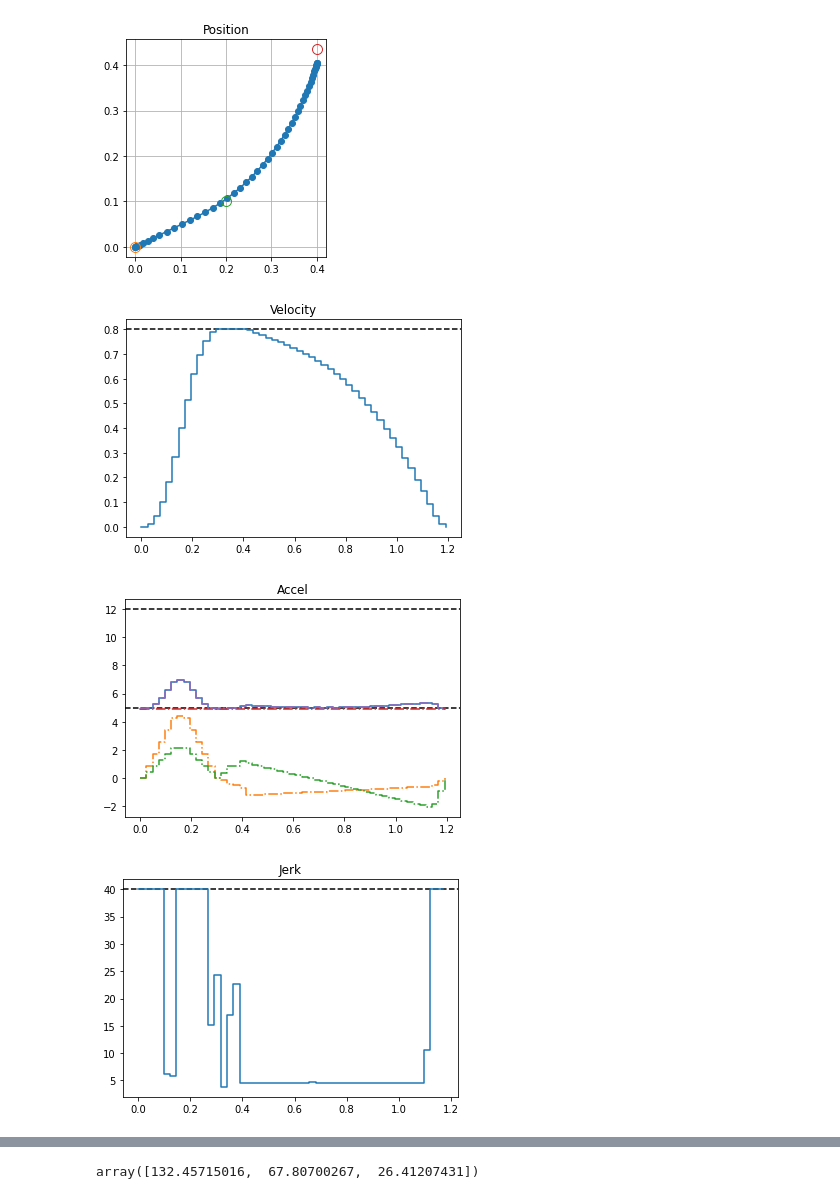
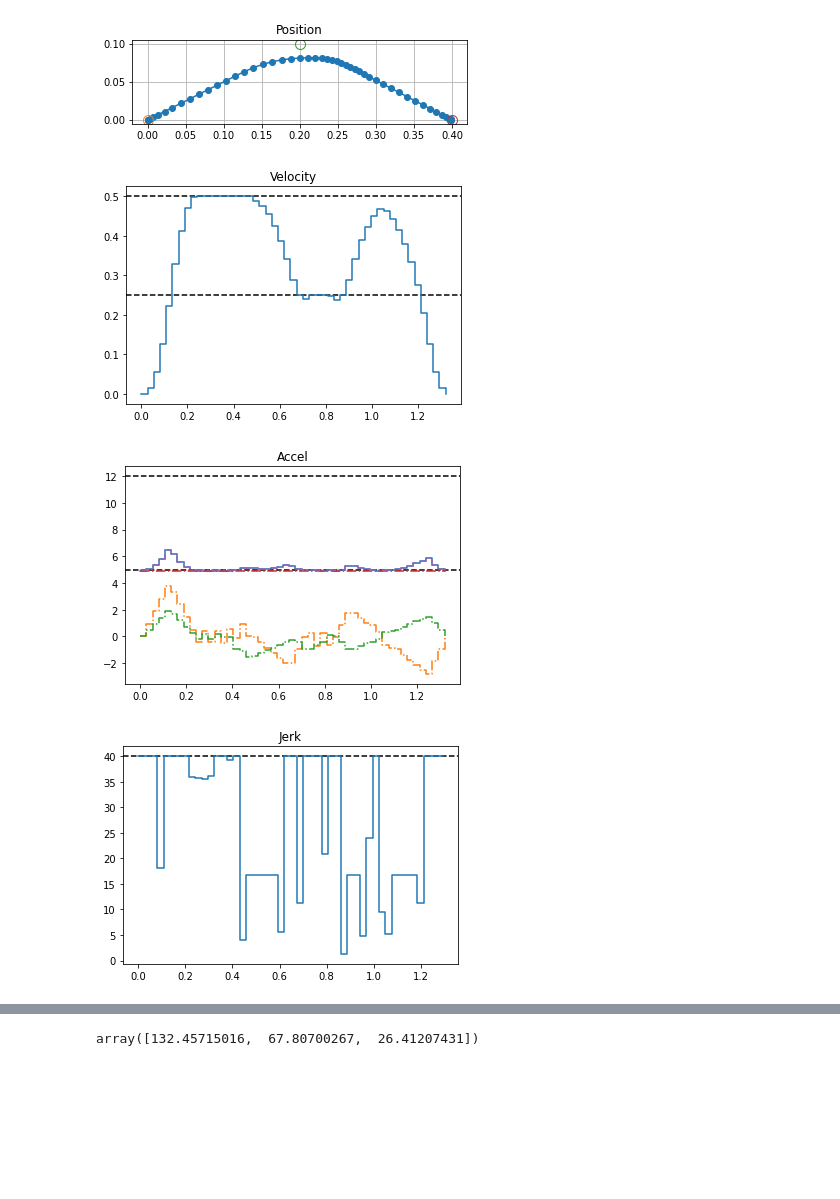
Before and after one commit to bchasnov/optcontrol, a Jupyter notebook: demos/drone-min-time.ipynb, the cells around one changed output, grey strips where cells are left out. Saved outputs shown, nothing was run; the diff lists cells and outputs as text; code cells hidden in the pictures; blank space fills up the shorter version.

Commit message:
Added state triggered constraint for 'slow' region

```diff
--- a/demos/drone-min-time.ipynb
+++ b/demos/drone-min-time.ipynb
@@ -14,7 +14,7 @@ parameters = dict(K=K, ri=np.zeros(3), vi=np.zeros(3), ai=np.zeros(3),
                   rf=np.array([.4,.0,0]), vf=np.zeros(3), af=np.zeros(3),
                   wp=np.array([.2,.1,0]), wp_idx=int(K/3),
                   gravity=np.array([0.,0.,-9.81]),
-                  v_max=.8, a_min=5., a_max=12.0,
+                  v_fast=.5, v_slow=.25, a_min=5., a_max=12.0,
                   theta_max=np.radians(45.0),
                   j_max=40, max_iter=30,
                   weight_ri=1e3, weight_rf=1e4, weight_wp=1e4,
@@ -61,6 +61,7 @@ r0 = cp.Parameter((P.K, 3))
 v0 = cp.Parameter((P.K, 3))
 a0 = cp.Parameter((P.K, 3))
 tau = cp.Parameter()
+stc = cp.Parameter(P.K)
 
 s = cp.Variable(P.K, nonneg=True)
 eta = cp.Variable((P.K, P.n_obs), nonneg=True)
@@ -125,7 +126,7 @@ v[1:] == v[:-1] + 1/2*(a[:-1] + a[1:] + grav)*tau \
 g["height_max"] = r[:,2] <= 0
 g["height_min"] = -r[:,2] >= 0
 g["vertical_vel"] = cp.abs(v[:,2]) <= 0
-g["vel_max"] = cp.norm(v, axis=1) <= P.v_max
+g["vel_max"] = cp.norm(v, axis=1) <= (1-stc)*P.v_fast + (stc)*P.v_slow
 g["horizontal_jerk_max"] = cp.norm(a[:-1] - a[1:], 2, axis=1) <= P.j_max*(tau + dtau)
 #g += [P.cpos_A@@r <= np.tile(P.cpos_b, (K,1))]
 
@@ -139,6 +140,10 @@ def update(r,v,a,t):
     v0.value = v
     a0.value = a
     tau.value = t
+    if trust.value is not None and trust.value <= 1:
+        stc.value = np.logical_and(r[:,0]<=.30, r[:,0]>=.25)*1.
+    else:
+        stc.value = np.zeros(K)
 
 prob = cp.Problem(cp.Minimize(f), list(g.values()))
 zeros = np.zeros((P.K,3))
@@ -156,7 +161,6 @@ for _ in range(P.max_iter):
           f"wp_relax={la.norm(wp_relax.value):.5f} ")
     if np.isclose(trust.value,0):
         break
-#     P.rf[1] += _/1000
 
     update(r.value, v.value, a.value, tau.value + dtau.value)
 
@@ -220,35 +193,36 @@ plt.title("Position")
 plt.plot(*r.value[:,:2].T, 'o-')
 plt.plot(*ri.value[:2], 'o', fillstyle='none', ms=10)
 plt.plot(*wp.value[:2], 'o', fillstyle='none', ms=10)
 plt.plot(*rf.value[:2], 'o', fillstyle='none', ms=10)
 plt.gca().set_aspect('equal')
 plt.grid()
 #plt.plot(r.value[:,2], 'o-')
 plt.figure()
 plt.title("Velocity")
-plt.gca().axhline(y=P.v_max, color='k', ls='--')
+plt.gca().axhline(y=P.v_fast, color='k', ls='--')
+plt.gca().axhline(y=P.v_slow, color='k', ls='--')
 plt.step(t, la.norm(v.value, axis=1), where="post")
 # plt.plot(t, v.value, '-.')
 plt.figure()
 plt.title("Accel")
 plt.gca().axhline(y=P.a_min, color='k', ls='--')
 plt.gca().axhline(y=P.a_max, color='k', ls='--')
 plt.step(t, la.norm(a.value, axis=1), where="post")
 plt.step(t, a.value, '-.', where="post")
 plt.step(t, s.value, '-.', where="post")
 plt.figure()
 plt.title("Jerk")
 plt.gca().axhline(y=P.j_max, color='k', ls='--')
 plt.step(t[:-1], la.norm(np.diff(a.value, axis=0), axis=1)/tau.value)
 #plt.plot(t, a.value, '-.')
 plt.figure()
 plt.title("Angle")
 plt.gca().axhline(y=P.theta_max, color='k', ls='--')
 bank_angle = np.arccos(a.value.dot(-P.gravity)/(la.norm(a.value,axis=1)*la.norm(P.gravity)))
 plt.step(t, bank_angle)
 plt.show()
 # %% [output]
-[figure, old version]
+[figure, new version]
-[figure, old version]
+[figure, new version]
-[figure, old version]
+[figure, new version]
-[figure, old version]
+[figure, new version]
```
Also changed, not shown: parts of 12 cells of this notebook.
